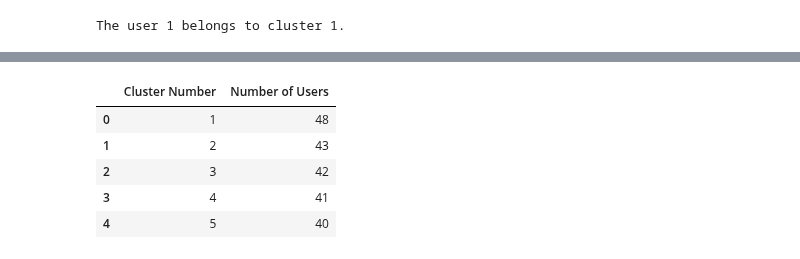
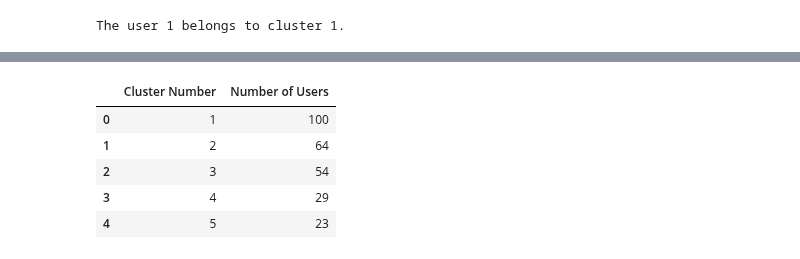
Before and after one commit to mohammed21kamall/Graduation-Project, a Jupyter notebook: Model AI/Prediction Code/PredictionOfUserWithUnratedMovie.ipynb, the cells around one changed output, grey strips where cells are left out. Cells and saved outputs as stored; diff of their text form; code cells hidden in the pictures.

```diff
--- a/Model AI/Prediction Code/PredictionOfUserWithUnratedMovie.ipynb
+++ b/Model AI/Prediction Code/PredictionOfUserWithUnratedMovie.ipynb
@@ -373,14 +386,14 @@ print(weights)
 # %%
-NoOfUsersInAllClusters = pd.read_csv("drive/MyDrive/Dataset2/NUMBER_OF_USER_IN_EACH_CLUSTER.csv")
+NoOfUsersInAllClusters = pd.read_csv("drive/MyDrive/Dataset2/General Result/NUMBER_OF_USER_IN_EACH_CLUSTER.csv")
 NoOfUsersInAllClusters = NoOfUsersInAllClusters[['Cluster Number', 'Number of Users']]
 NoOfUsersInAllClusters.head()
 # %% [output]
 |  | Cluster Number | Number of Users |
-| 0 | 1 | 48 |
-| 1 | 2 | 43 |
-| 2 | 3 | 42 |
-| 3 | 4 | 41 |
-| 4 | 5 | 40 |
+| 0 | 1 | 100 |
+| 1 | 2 | 64 |
+| 2 | 3 | 54 |
+| 3 | 4 | 29 |
+| 4 | 5 | 23 |
 # %%
 # Function to search for the number of users in a specific cluster
 def search_cluster(cluster_number):
```
Also changed, not shown: parts of 22 cells of this notebook.
